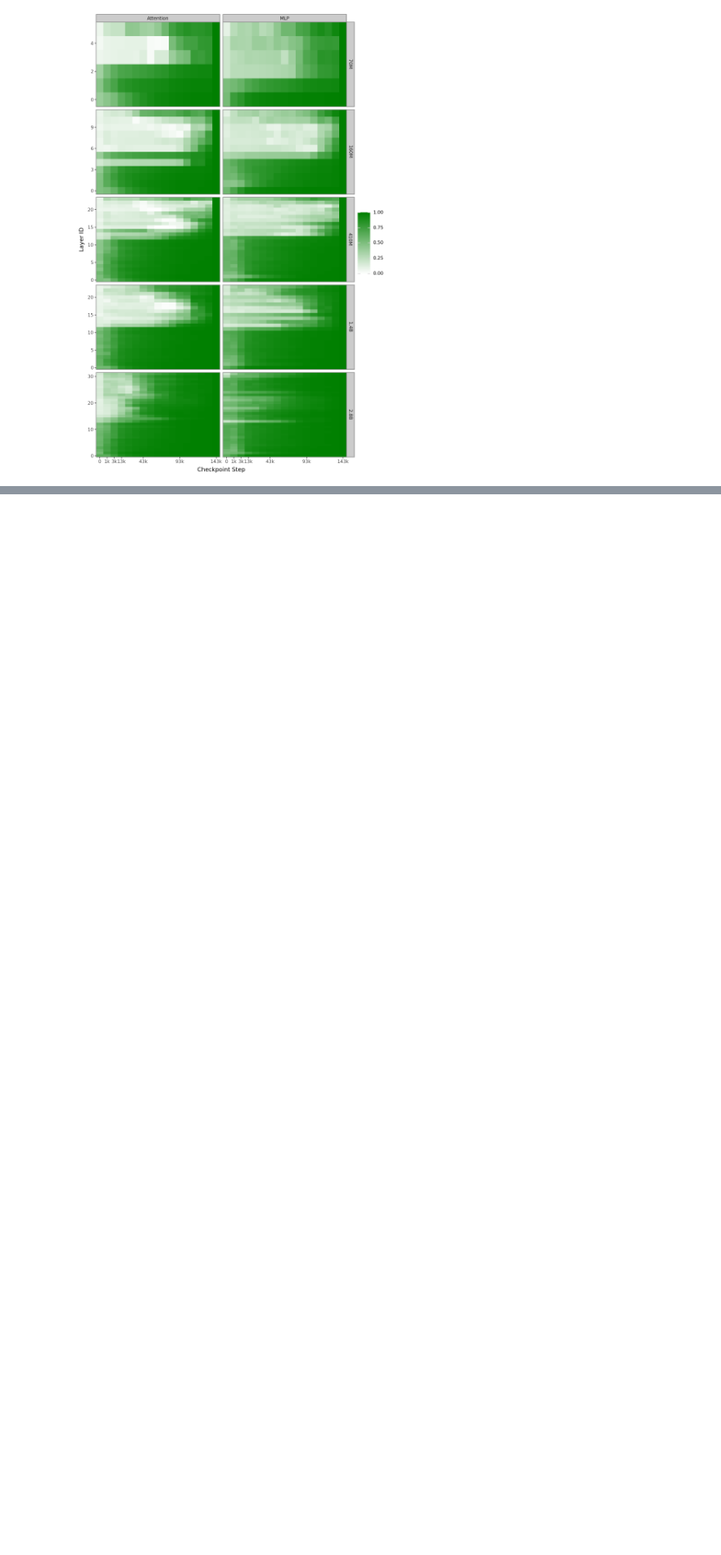
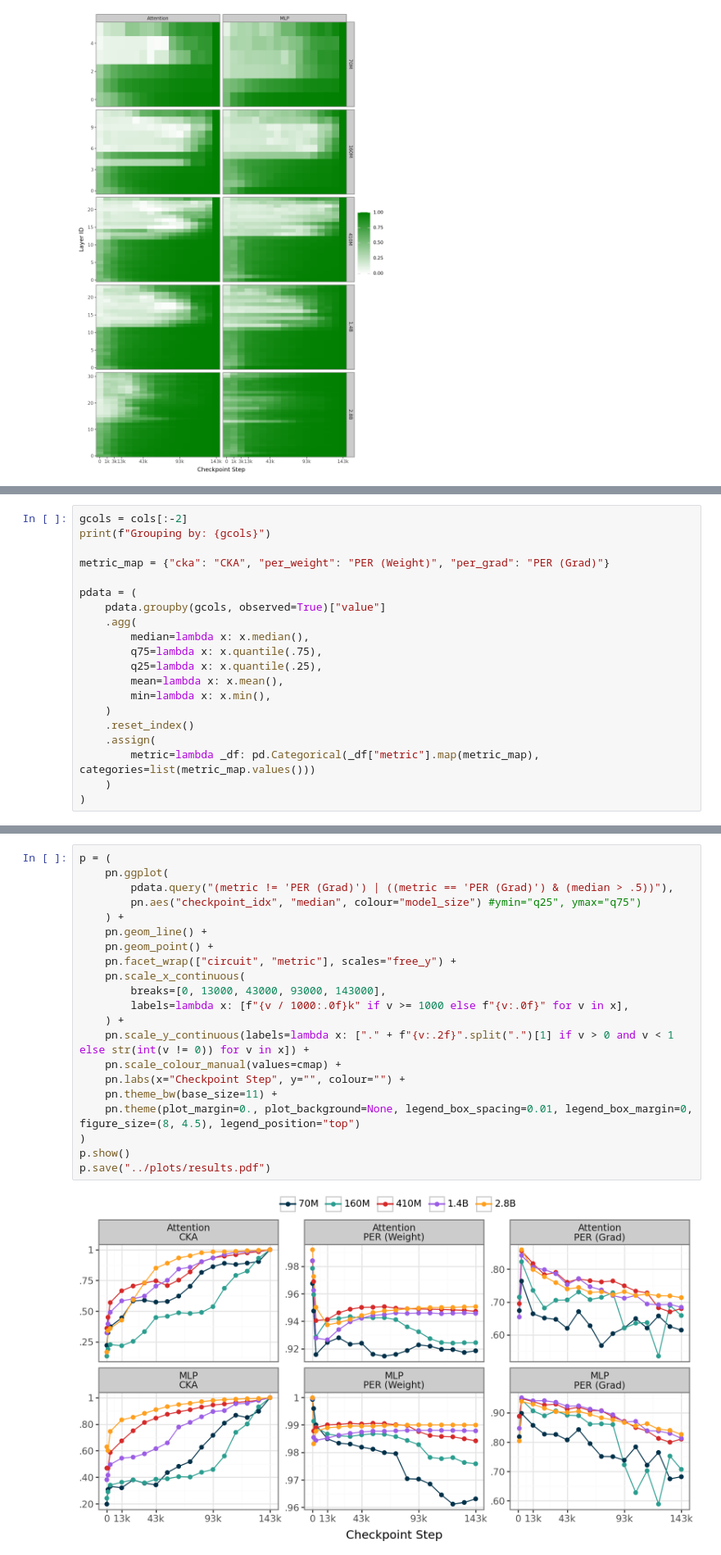
Before and after one commit to biancaganescu/pretraining-playground, a Jupyter notebook: notebooks/analysis__metric_plots_pietro.ipynb, the cells around one changed output, grey strips where cells are left out. Shown at 82% size. Drawn from its saved outputs; the diff is of its cells as text; blank space fills up the shorter version.

Commit message:
update plots

```diff
--- a/notebooks/analysis__metric_plots_pietro.ipynb
+++ b/notebooks/analysis__metric_plots_pietro.ipynb
@@ -182,0 +237,20 @@ p.save("../plots/cka_full_heat.pdf")
+# %%
+gcols = cols[:-2]
+print(f"Grouping by: {gcols}")
+
+metric_map = {"cka": "CKA", "per_weight": "PER (Weight)", "per_grad": "PER (Grad)"}
+
+pdata = (
+    pdata.groupby(gcols, observed=True)["value"]
+    .agg(
+        median=lambda x: x.median(),
+        q75=lambda x: x.quantile(.75),
+        q25=lambda x: x.quantile(.25),
+        mean=lambda x: x.mean(),
+        min=lambda x: x.min(),
+    )
+    .reset_index()
+    .assign(
+        metric=lambda _df: pd.Categorical(_df["metric"].map(metric_map), categories=list(metric_map.values()))
+    )
+)
@@ -182,0 +275,23 @@ p.save("../plots/cka_full_heat.pdf")
+# %%
+p = (
+    pn.ggplot(
+        pdata.query("(metric != 'PER (Grad)') | ((metric == 'PER (Grad)') & (median > .5))"),
+        pn.aes("checkpoint_idx", "median", colour="model_size") #ymin="q25", ymax="q75")
+    ) +
+    pn.geom_line() +
+    pn.geom_point() +
+    pn.facet_wrap(["circuit", "metric"], scales="free_y") +
+    pn.scale_x_continuous(
+        breaks=[0, 13000, 43000, 93000, 143000],
+        labels=lambda x: [f"{v / 1000:.0f}k" if v >= 1000 else f"{v:.0f}" for v in x],
+    ) +
+    pn.scale_y_continuous(labels=lambda x: ["." + f"{v:.2f}".split(".")[1] if v > 0 and v < 1 else str(int(v != 0)) for v in x]) +
+    pn.scale_colour_manual(values=cmap) +
+    pn.labs(x="Checkpoint Step", y="", colour="") +
+    pn.theme_bw(base_size=11) +
+    pn.theme(plot_margin=0., plot_background=None, legend_box_spacing=0.01, legend_box_margin=0, figure_size=(8, 4.5), legend_position="top")
+)
+p.show()
+p.save("../plots/results.pdf")
+# %% [output]
+[figure, added]
```
Also changed, not shown: parts of 5 cells of this notebook.
